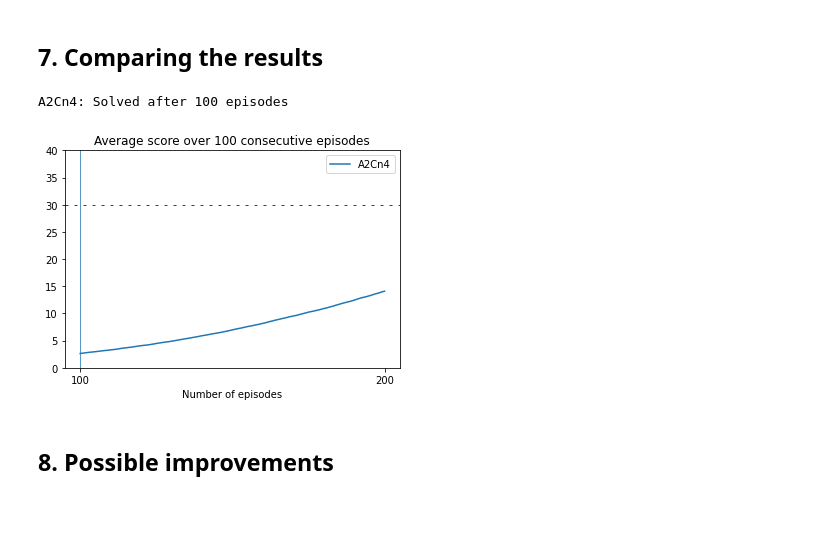
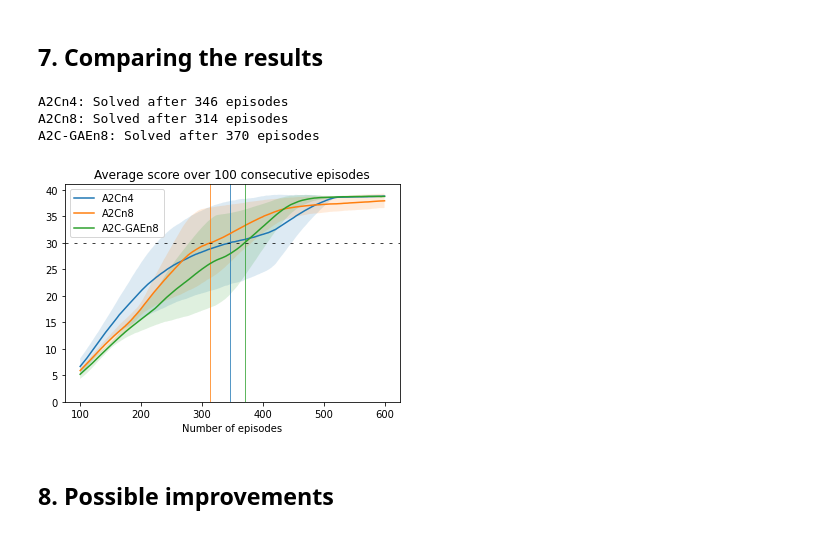
Before and after one commit to francescotorregrossa/deep-reinforcement-learning-nanodegree, a Jupyter notebook: p2-continuous-control/Report.ipynb, the cells around one changed output. Saved outputs shown, nothing was run; the diff lists cells and outputs as text; code cells hidden in the pictures.

```diff
--- a/p2-continuous-control/Report.ipynb
+++ b/p2-continuous-control/Report.ipynb
@@ -138,0 +131,3 @@ def gae():
+# %%
+def n_step(rewards, dones, future, returns, critic_out, gamma, tau):
+    return returns - critic_out
@@ -143,10 +191,11 @@ class A2CAgent:
 
     # -- initialization -- #
 
-    def __init__(self, state_size, action_size, n=4,
-                 alpha=0.0001, gamma=0.95, beta=0.01, tau=0.25):
+    def __init__(self, state_size, action_size, calc_advantages, n=4,
+                 alpha=0.0001, gamma=0.95, beta=0.01, tau=0.5):
 
         self.alpha, self.gamma, self.beta, self.tau = alpha, gamma, beta, tau
+        self.calc_advantages = calc_advantages
         self.n = n
         self.reset()
 
@@ -200,24 +249,25 @@ class A2CAgent:
 
         future = self.critic(self.tmp_ns[-1])
         tmp_returns = []
+        ret = future
         for reward, done in zip(reversed(self.tmp_r), reversed(self.tmp_d)):
-            future = reward + self.gamma * (1 - done) * future
-            tmp_returns.append(future.unsqueeze(0))
+            ret = reward + self.gamma * (1 - done) * ret
+            tmp_returns.insert(0, ret.unsqueeze(0))
         returns = torch.cat(tmp_returns, dim=0).to(device)
 
         # calc advantages
-        advantages = returns - critic_out
+        advantages = self.calc_advantages(self.tmp_r, self.tmp_d, future, returns, critic_out, self.gamma, self.tau)
+        # advantages = returns - critic_out
 
-        policy_loss = -log_prob * advantages.detach()
-        value_loss = 0.5 * (returns.detach() - critic_out) ** 2
-
+        policy_loss = -torch.mean(log_prob * advantages.detach())
         self.actor_optimizer.zero_grad()
-        policy_loss.mean().backward()
+        policy_loss.backward()
         nn.utils.clip_grad_norm_(self.actor.parameters(), 5)
         self.actor_optimizer.step()
 
+        value_loss = torch.mean((returns.detach() - critic_out) ** 2)
         self.critic_optimizer.zero_grad()
-        value_loss.mean().backward()
+        value_loss.backward()
         nn.utils.clip_grad_norm_(self.critic.parameters(), 5)
         self.critic_optimizer.step()
 
@@ -229,3 +277,7 @@ agents = [('A2Cn4', A2CAgent(state_size, action_size, n=5))]
+# %%
+agents = [('A2Cn4', A2CAgent(state_size, action_size, n_step, n=4)),
+          ('A2Cn8', A2CAgent(state_size, action_size, n_step, n=8)),
+          ('A2C-GAEn8', A2CAgent(state_size, action_size, gae, n=8))]
 # %%
 def execute_episode(agent, env):
     # prepare the environment
@@ -258,7 +310,7 @@ def execute_episode(agent, env):
     # return the total rewards obtained
     return np.mean(scores)
 # %%
-def train(agent, env, episodes=200, repeat=1, consecutive_episodes=100, show_output=True, save_as=None):
+def train(agent, env, episodes=600, repeat=3, consecutive_episodes=100, show_output=True, save_as=None):
 
     results = [None] * repeat
     for r in range(repeat):
@@ -284,9 +336,13 @@ def train(agent, env, episodes=200, repeat=1, consecutive_episodes=100, show_out
         if save_as is not None:
             torch.save(agent.actor.state_dict(), '{}/{}_actor.pth'.format(save_as, r+1))
             torch.save(agent.critic.state_dict(), '{}/{}_critic.pth'.format(save_as, r+1))
+            np.save('{}/report_{}'.format(save_as, r+1), np.array(partial_results))
+
+    results = np.array(results)
+    if save_as is not None:
+        np.save('{}/full_report'.format(save_as), np.array(results))
 
     # use convolutions to calculate the mean and standard deviation summarizing the training step
-    results = np.array(results)
     mean = signal.convolve2d(results, np.ones([repeat, consecutive_episodes]) / (repeat * consecutive_episodes), mode='valid')
     v = signal.convolve2d(results, np.ones([1, consecutive_episodes]) / consecutive_episodes, mode='valid')
     std_dev = signal.convolve2d(v ** 2 - mean ** 2, np.ones([repeat, 1]) / repeat, mode='valid') ** (1/2)
@@ -307,28 +373,29 @@ Agent: A2Cn4
 # %%
 def plot_results(agents, training_results):
     for agent, ts in zip(agents, training_results):
         mean, std_dev, _ = ts
         episode_solved = np.argmax(mean > 30) + 100
         print('{}: Solved after {} episodes'.format(agent[0], episode_solved))
 
         x = np.arange(100, 100 + mean.size)
         line = plt.plot(x, mean, label = agent[0])
-        plt.fill_between(x, mean + std_dev, mean - std_dev, alpha=0.25)
+        plt.fill_between(x, mean + std_dev, mean - std_dev, alpha=0.15)
         plt.axvline(episode_solved, lw=0.75, color=line[0].get_color())
 
     plt.axhline(30, dashes=(4, 8), lw=0.75, color='black')
     plt.xticks(np.arange(1, 1 + mean.size / 100) * 100)
     plt.yticks(np.arange(0, 9) * 5)
     plt.xlabel('Number of episodes')
     plt.title('Average score over 100 consecutive episodes')
     plt.legend()
     plt.show()
 
-plot_results(agents[:1], training_results[:1])
-# plot_results(agents[2:], training_results[2:])
+plot_results(agents, training_results)
 # %% [output]
-A2Cn4: Solved after 100 episodes
+A2Cn4: Solved after 346 episodes
+A2Cn8: Solved after 314 episodes
+A2C-GAEn8: Solved after 370 episodes
-[figure, old version]
+[figure, new version]
 # %% [markdown]
 ## 8. Possible improvements
 # %% [markdown]
```
Also changed, not shown: parts of 8 cells of this notebook, 31 other files.
